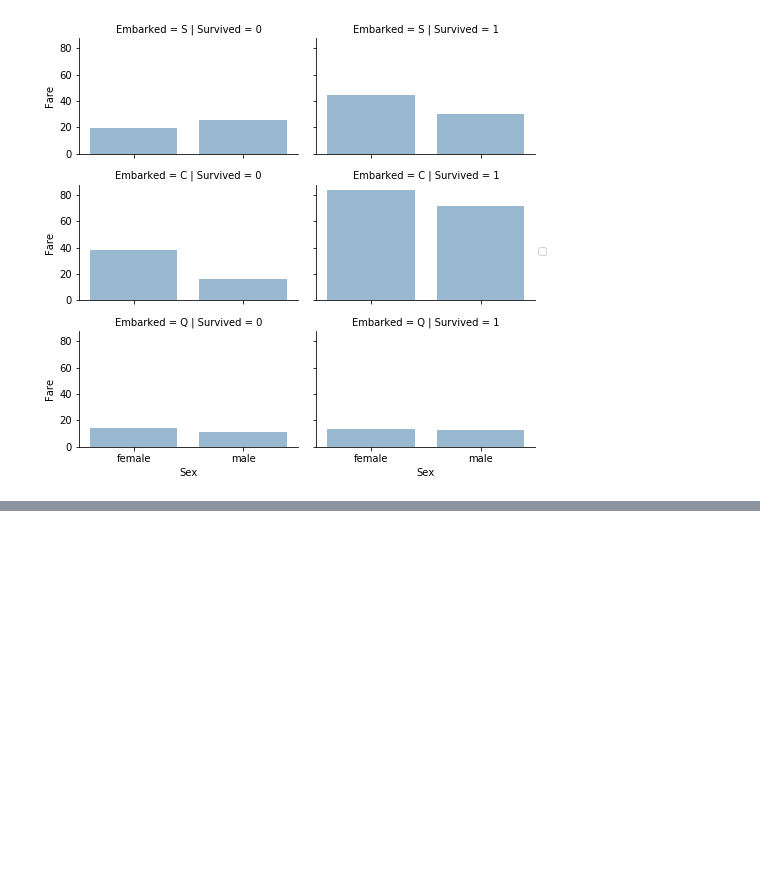
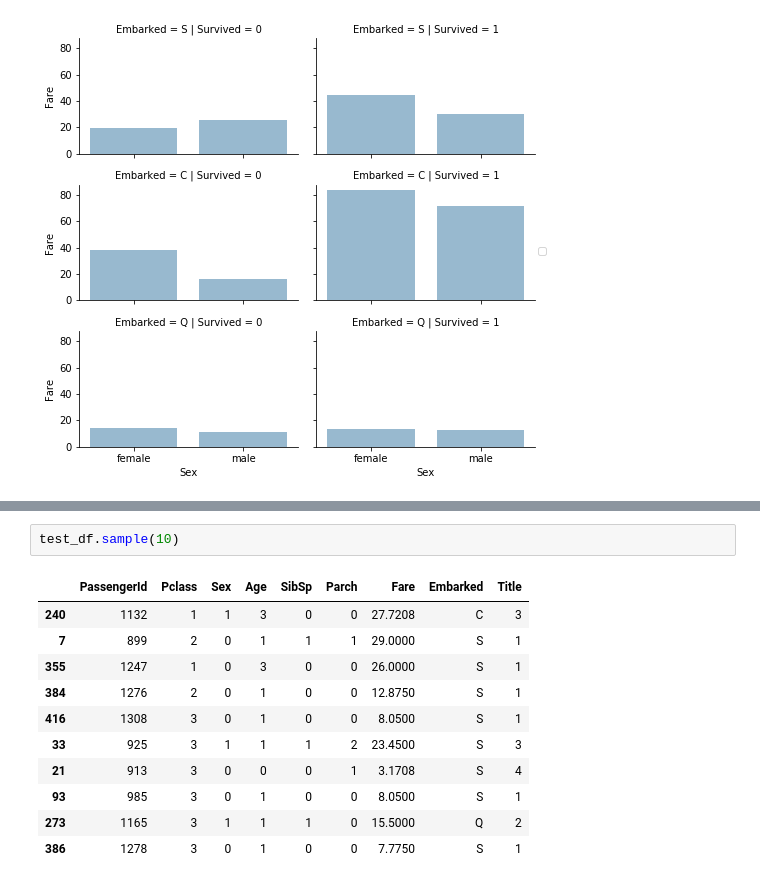
Before and after one commit to handsdirty/Playground, a Jupyter notebook: kaggle/titantic_201805/Start.ipynb, the cells around one changed output, grey strips where cells are left out. Saved outputs shown, nothing was run; the diff lists cells and outputs as text; blank space fills up the shorter version.

```diff
--- a/kaggle/titantic_201805/Start.ipynb
+++ b/kaggle/titantic_201805/Start.ipynb
@@ -265,0 +479,14 @@ grid.add_legend()
+# %%
+test_df.sample(10)
+# %% [output]
+|  | PassengerId | Pclass | Sex | Age | SibSp | Parch | Fare | Embarked | Title |
+| 240 | 1132 | 1 | 1 | 3 | 0 | 0 | 27.7208 | C | 3 |
+| 7 | 899 | 2 | 0 | 1 | 1 | 1 | 29.0000 | S | 1 |
+| 355 | 1247 | 1 | 0 | 3 | 0 | 0 | 26.0000 | S | 1 |
+| 384 | 1276 | 2 | 0 | 1 | 0 | 0 | 12.8750 | S | 1 |
+| 416 | 1308 | 3 | 0 | 1 | 0 | 0 | 8.0500 | S | 1 |
+| 33 | 925 | 3 | 1 | 1 | 1 | 2 | 23.4500 | S | 3 |
+| 21 | 913 | 3 | 0 | 0 | 0 | 1 | 3.1708 | S | 4 |
+| 93 | 985 | 3 | 0 | 1 | 0 | 0 | 8.0500 | S | 1 |
+| 273 | 1165 | 3 | 1 | 1 | 1 | 0 | 15.5000 | Q | 2 |
+| 386 | 1278 | 3 | 0 | 1 | 0 | 0 | 7.7750 | S | 1 |
```
Also changed, not shown: parts of 38 cells of this notebook.
